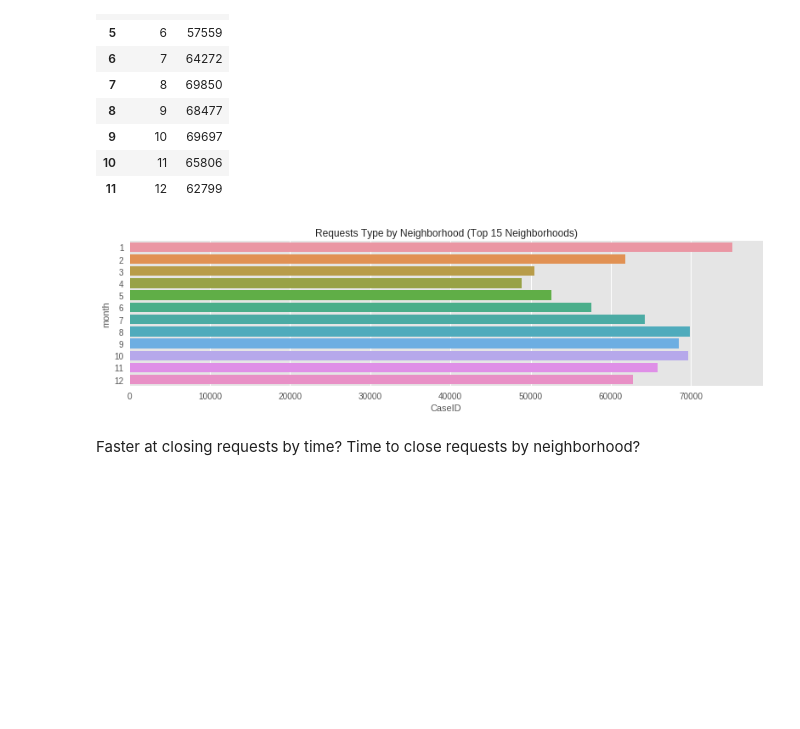
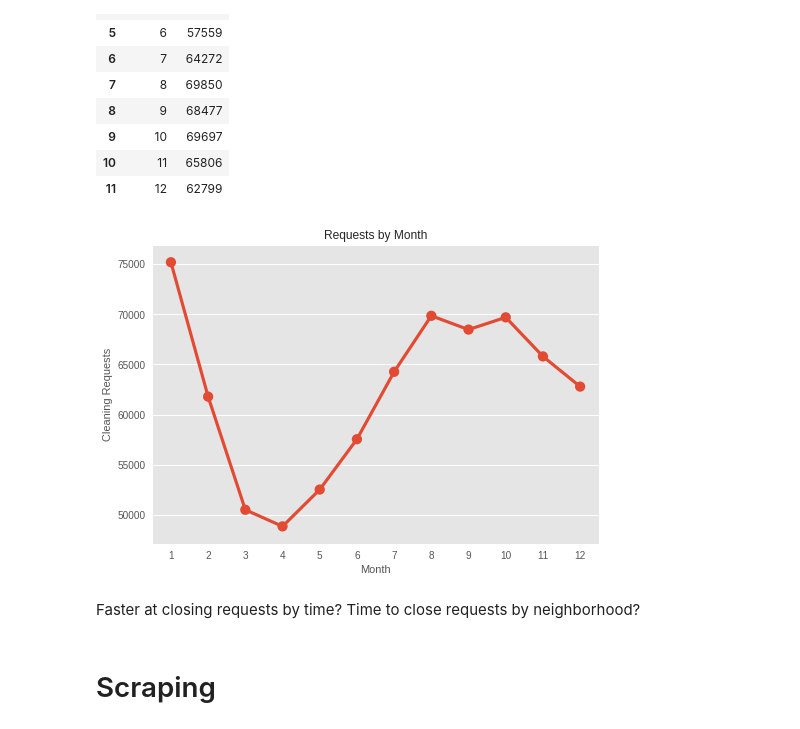
Before and after one commit to tjgordon/141B-Project, a Jupyter notebook: SF Street Cleaning Project.ipynb, the cells around one changed output. Cells and saved outputs as stored; diff of their text form; code cells hidden in the pictures; blank space fills up the shorter version.

```diff
--- a/SF Street Cleaning Project.ipynb
+++ b/SF Street Cleaning Project.ipynb
@@ -138,3 +141,15 @@ plt.title("Requests by Neighborhood (Top 15 Neighborhoods)")
 plt.show()
 # %% [output]
 [figure]
+# %%
+sns.set_context("notebook", rc={"font.size" : 40}) # font_scale=1.5
+ax = sns.factorplot(x = "CaseID",
+                    y = "Neighborhood",
+                    data = counts.tail(15),
+                    kind = "bar",
+                    orient = "h",
+                    aspect = 3
+                   )#, size = 10)
+ax.set_xlabels("Requests")
+plt.title("Requests by Neighborhood (Bottom 15 Neighborhoods)")
+plt.show()
@@ -225,17 +242,20 @@ count_by_month
 | 11 | 12 | 62799 |
 # %%
 sns.set_context("notebook", rc={"font.size" : 40}) # font_scale=1.5
-ax = sns.factorplot(x = "CaseID",
-                    y = "month",
+ax = sns.pointplot(y = "CaseID",
+                    x = "month",
                     data = count_by_month,
                     kind = "bar",
-                    orient = "h",
-                    aspect = 3
+                    aspect = 3,
                    )#, size = 10)
-plt.title("Requests Type by Neighborhood (Top 15 Neighborhoods)")
+ax.set_ylabel("Cleaning Requests")
+ax.set_xlabel("Month")
+plt.title("Requests by Month")
 plt.show()
 # %% [output]
-[figure, old version]
+[figure, new version]
 # %% [markdown]
 Faster at closing requests by time?
 Time to close requests by neighborhood?
+# %% [markdown]
+# Scraping
```
Also changed, not shown: parts of 24 cells of this notebook, 2 other files.
